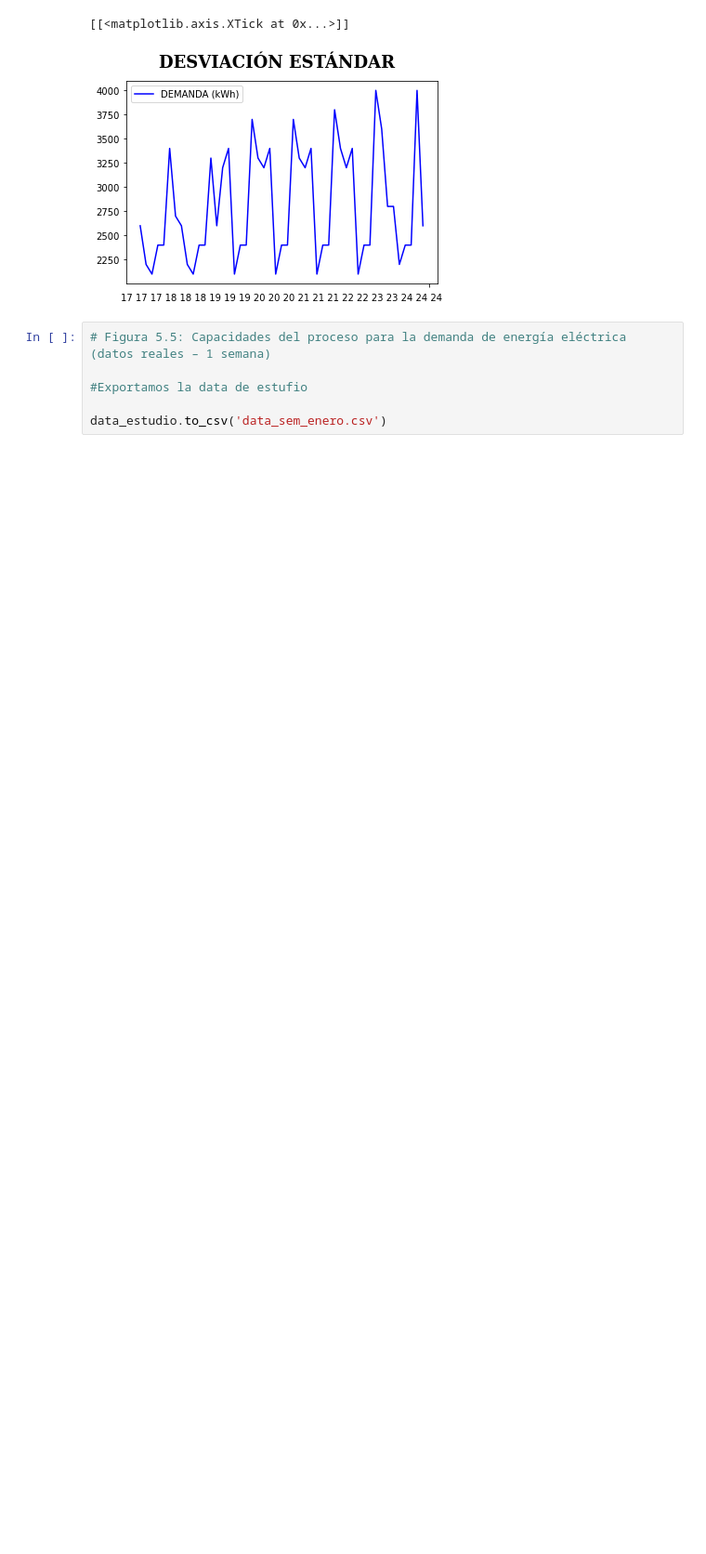
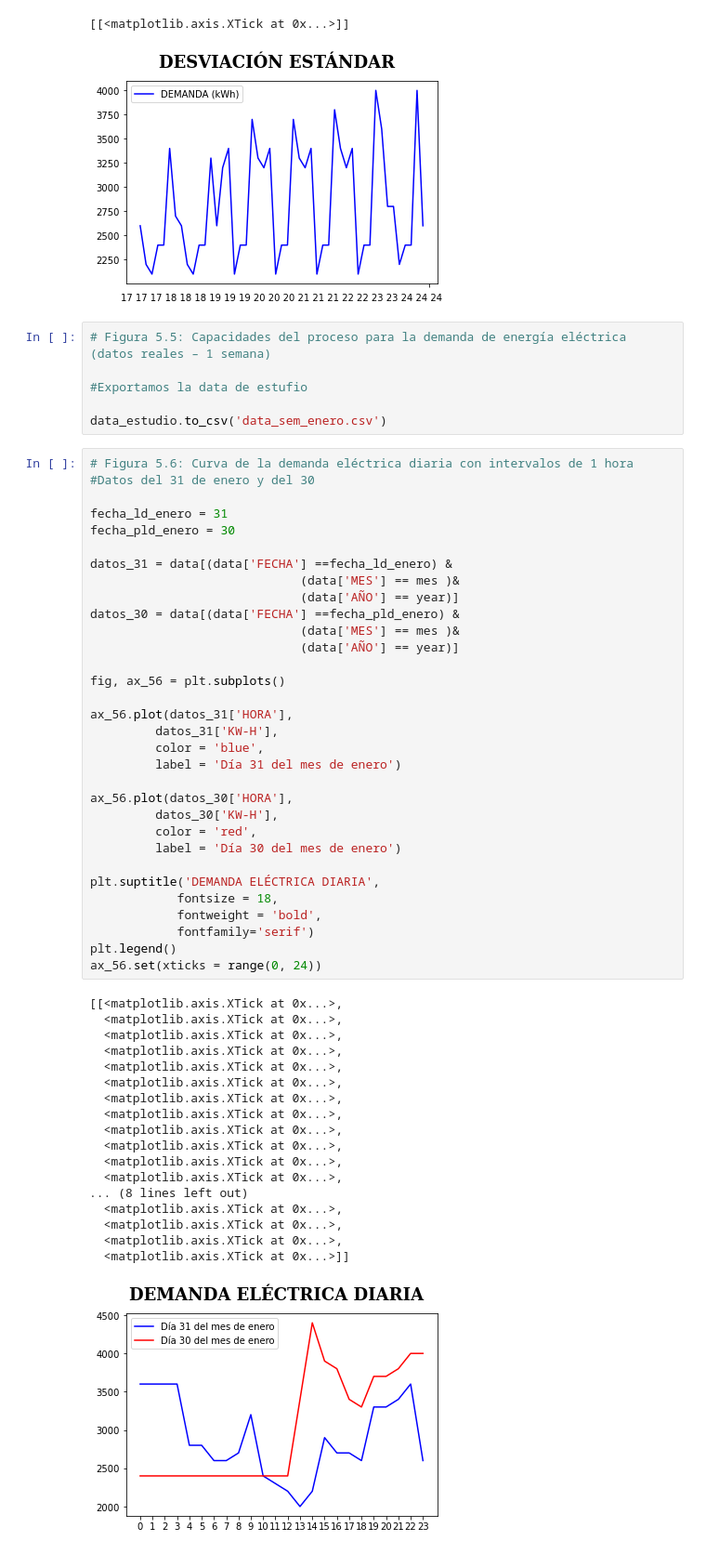
Before and after one commit to javieresk8/PowerDemandPrediction, a Jupyter notebook: GraficosTesis.ipynb, the cells around one changed output. Shown at 93% size. Cells and saved outputs as stored; diff of their text form; blank space fills up the shorter version.

```diff
--- a/GraficosTesis.ipynb
+++ b/GraficosTesis.ipynb
@@ -235,3 +235,54 @@ ax_54.set(xticks ='')
 #Exportamos la data de estufio
 
 data_estudio.to_csv('data_sem_enero.csv')
+# %%
+# Figura 5.6: Curva de la demanda eléctrica diaria con intervalos de 1 hora
+#Datos del 31 de enero y del 30
+
+fecha_ld_enero = 31
+fecha_pld_enero = 30
+
+datos_31 = data[(data['FECHA'] ==fecha_ld_enero) &
+                             (data['MES'] == mes )&
+                             (data['AÑO'] == year)]
+datos_30 = data[(data['FECHA'] ==fecha_pld_enero) &
+                             (data['MES'] == mes )&
+                             (data['AÑO'] == year)]
+
+fig, ax_56 = plt.subplots()
+
+ax_56.plot(datos_31['HORA'],
+         datos_31['KW-H'],
+         color = 'blue',
+         label = 'Día 31 del mes de enero')
+
+ax_56.plot(datos_30['HORA'],
+         datos_30['KW-H'],
+         color = 'red',
+         label = 'Día 30 del mes de enero')
+
+plt.suptitle('DEMANDA ELÉCTRICA DIARIA',
+            fontsize = 18,
+            fontweight = 'bold',
+            fontfamily='serif')
+plt.legend()
+ax_56.set(xticks = range(0, 24))
+# %% [output]
+[[<matplotlib.axis.XTick at 0x...>,
+  <matplotlib.axis.XTick at 0x...>,
+  <matplotlib.axis.XTick at 0x...>,
+  <matplotlib.axis.XTick at 0x...>,
+  <matplotlib.axis.XTick at 0x...>,
+  <matplotlib.axis.XTick at 0x...>,
+  <matplotlib.axis.XTick at 0x...>,
+  <matplotlib.axis.XTick at 0x...>,
+  <matplotlib.axis.XTick at 0x...>,
+  <matplotlib.axis.XTick at 0x...>,
+  <matplotlib.axis.XTick at 0x...>,
+  <matplotlib.axis.XTick at 0x...>,
+... (8 lines left out)
+  <matplotlib.axis.XTick at 0x...>,
+  <matplotlib.axis.XTick at 0x...>,
+  <matplotlib.axis.XTick at 0x...>,
+  <matplotlib.axis.XTick at 0x...>]]
+[figure, added]
```
Also changed, not shown: parts of 2 cells of this notebook, 2 other files.
